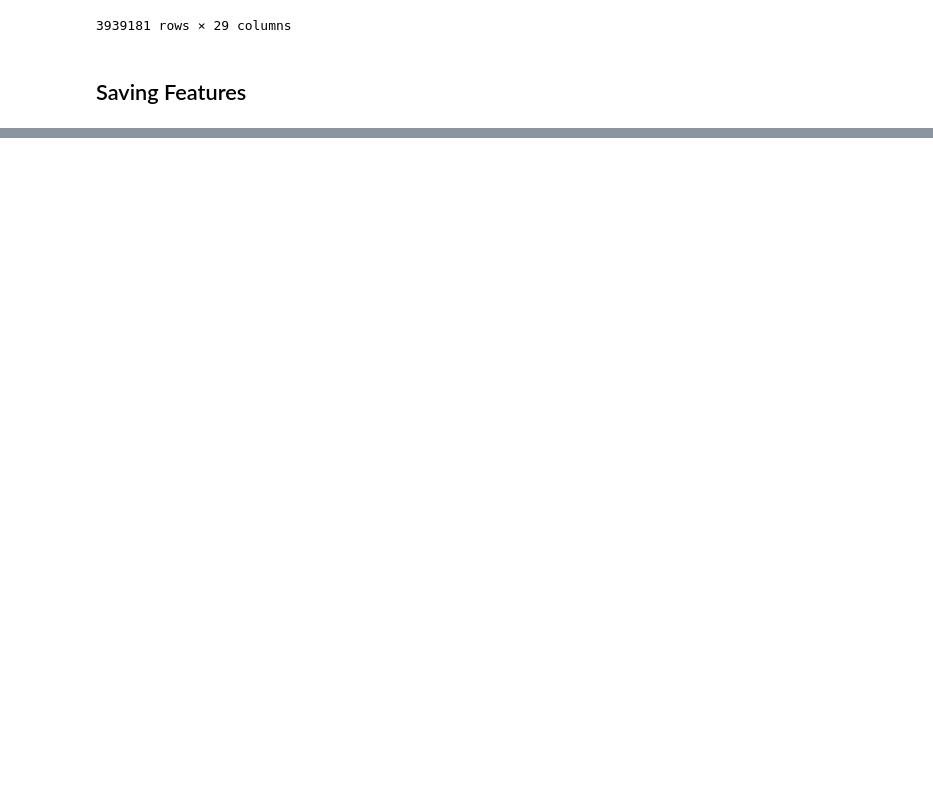
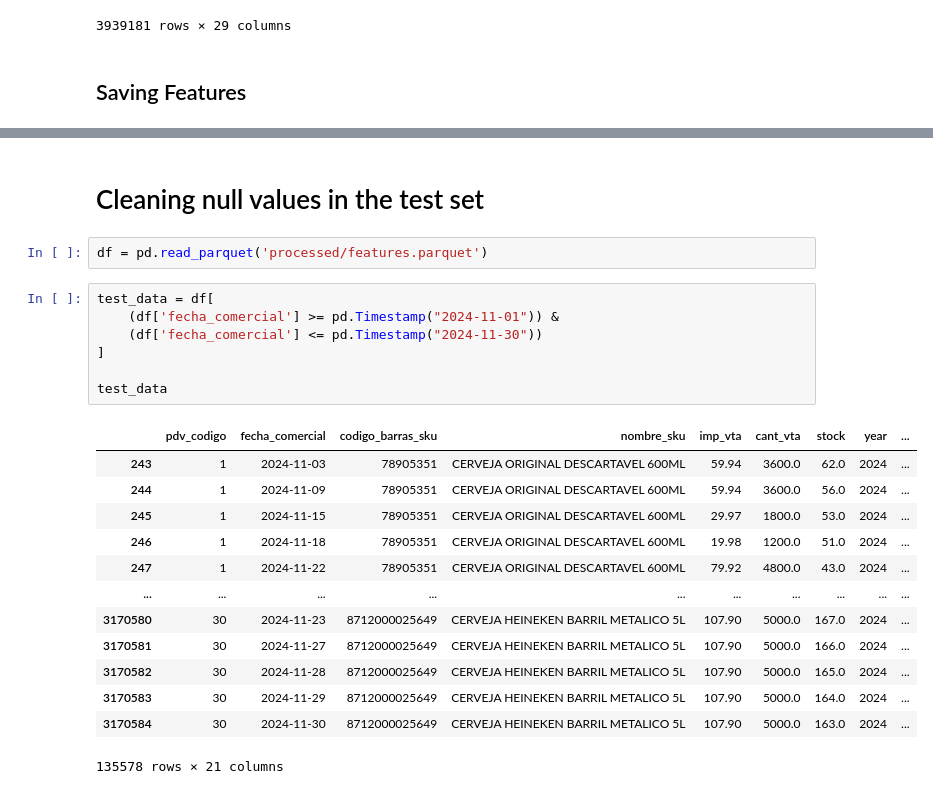
Before and after one commit to SantiagoRomanoOddone/MasterThesis, a Jupyter notebook: features/features_lab.ipynb, the cells around one changed output, grey strips where cells are left out. Cells and saved outputs as stored; diff of their text form; blank space fills up the shorter version.

```diff
--- a/features/features_lab.ipynb
+++ b/features/features_lab.ipynb
@@ -132,0 +135,25 @@ data.to_parquet('processed/features.parquet', index=False)
+# %% [markdown]
+# Cleaning null values in the test set
+# %%
+df = pd.read_parquet('processed/features.parquet')
+# %%
+test_data = df[
+    (df['fecha_comercial'] >= pd.Timestamp("2024-11-01")) &
+    (df['fecha_comercial'] <= pd.Timestamp("2024-11-30"))
+]
+
+test_data
+# %% [output]
+|  | pdv_codigo | fecha_comercial | codigo_barras_sku | nombre_sku | imp_vta | cant_vta | stock | year | ... |
+| 243 | 1 | 2024-11-03 | 78905351 | CERVEJA ORIGINAL DESCARTAVEL 600ML | 59.94 | 3600.0 | 62.0 | 2024 | ... |
+| 244 | 1 | 2024-11-09 | 78905351 | CERVEJA ORIGINAL DESCARTAVEL 600ML | 59.94 | 3600.0 | 56.0 | 2024 | ... |
+| 245 | 1 | 2024-11-15 | 78905351 | CERVEJA ORIGINAL DESCARTAVEL 600ML | 29.97 | 1800.0 | 53.0 | 2024 | ... |
+| 246 | 1 | 2024-11-18 | 78905351 | CERVEJA ORIGINAL DESCARTAVEL 600ML | 19.98 | 1200.0 | 51.0 | 2024 | ... |
+| 247 | 1 | 2024-11-22 | 78905351 | CERVEJA ORIGINAL DESCARTAVEL 600ML | 79.92 | 4800.0 | 43.0 | 2024 | ... |
+| ... | ... | ... | ... | ... | ... | ... | ... | ... | ... |
+| 3170580 | 30 | 2024-11-23 | 8712000025649 | CERVEJA HEINEKEN BARRIL METALICO 5L | 107.90 | 5000.0 | 167.0 | 2024 | ... |
+| 3170581 | 30 | 2024-11-27 | 8712000025649 | CERVEJA HEINEKEN BARRIL METALICO 5L | 107.90 | 5000.0 | 166.0 | 2024 | ... |
+| 3170582 | 30 | 2024-11-28 | 8712000025649 | CERVEJA HEINEKEN BARRIL METALICO 5L | 107.90 | 5000.0 | 165.0 | 2024 | ... |
+| 3170583 | 30 | 2024-11-29 | 8712000025649 | CERVEJA HEINEKEN BARRIL METALICO 5L | 107.90 | 5000.0 | 164.0 | 2024 | ... |
+| 3170584 | 30 | 2024-11-30 | 8712000025649 | CERVEJA HEINEKEN BARRIL METALICO 5L | 107.90 | 5000.0 | 163.0 | 2024 | ... |
+135578 rows × 21 columns
```
Also changed, not shown: parts of 7 cells of this notebook, 1 other file.
